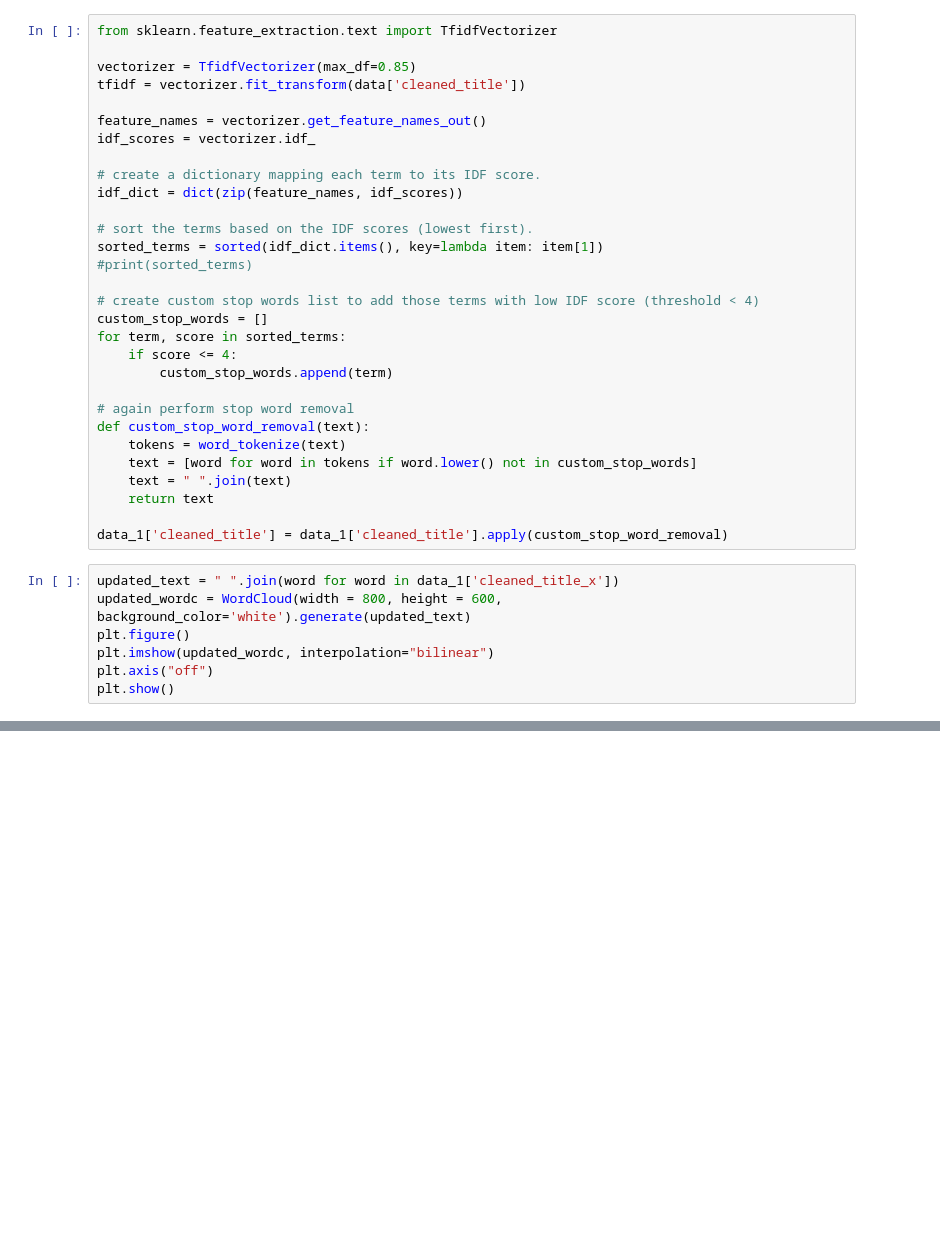
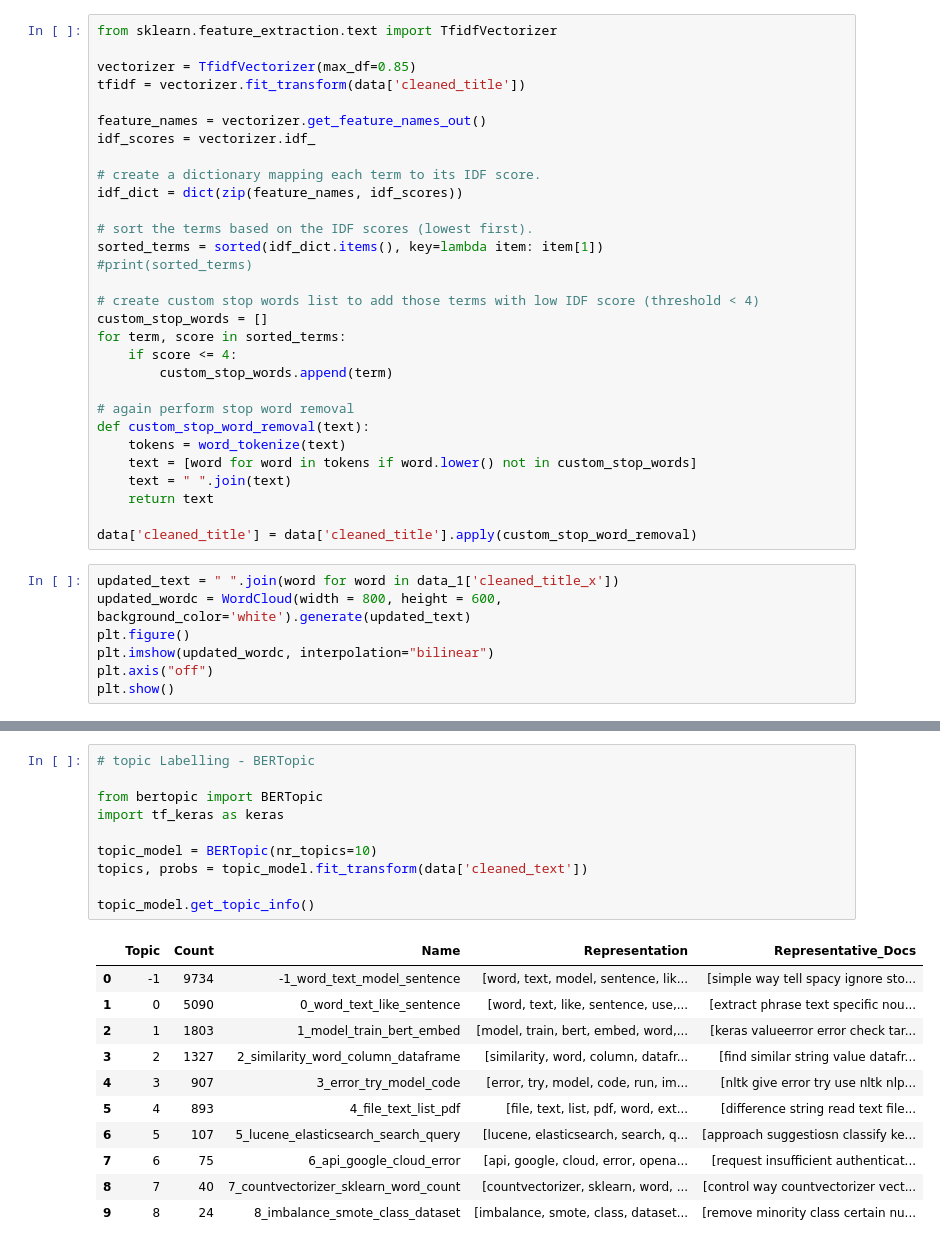
Before and after one commit to GuGu97/NLP_A2_2025, a Jupyter notebook: main.ipynb, the cells around one changed output, grey strips where cells are left out. Saved outputs shown, nothing was run; the diff lists cells and outputs as text; blank space fills up the shorter version.

Commit message:
BERTopic

```diff
--- a/main.ipynb
+++ b/main.ipynb
@@ -59,7 +65,7 @@ def custom_stop_word_removal(text):
     text = " ".join(text)
     return text
 
-data_1['cleaned_title'] = data_1['cleaned_title'].apply(custom_stop_word_removal)
+data['cleaned_title'] = data['cleaned_title'].apply(custom_stop_word_removal)
 # %%
 updated_text = " ".join(word for word in data_1['cleaned_title_x'])
 updated_wordc = WordCloud(width = 800, height = 600, background_color='white').generate(updated_text)
@@ -106,0 +161,22 @@ for i in range(10):
+# %%
+# topic Labelling - BERTopic
+
+from bertopic import BERTopic
+import tf_keras as keras
+
+topic_model = BERTopic(nr_topics=10)
+topics, probs = topic_model.fit_transform(data['cleaned_text'])
+
+topic_model.get_topic_info()
+# %% [output]
+|  | Topic | Count | Name | Representation | Representative_Docs |
+| 0 | -1 | 9734 | -1_word_text_model_sentence | [word, text, model, sentence, lik... | [simple way tell spacy ignore sto... |
+| 1 | 0 | 5090 | 0_word_text_like_sentence | [word, text, like, sentence, use,... | [extract phrase text specific nou... |
+| 2 | 1 | 1803 | 1_model_train_bert_embed | [model, train, bert, embed, word,... | [keras valueerror error check tar... |
+| 3 | 2 | 1327 | 2_similarity_word_column_dataframe | [similarity, word, column, datafr... | [find similar string value datafr... |
+| 4 | 3 | 907 | 3_error_try_model_code | [error, try, model, code, run, im... | [nltk give error try use nltk nlp... |
+| 5 | 4 | 893 | 4_file_text_list_pdf | [file, text, list, pdf, word, ext... | [difference string read text file... |
+| 6 | 5 | 107 | 5_lucene_elasticsearch_search_query | [lucene, elasticsearch, search, q... | [approach suggestiosn classify ke... |
+| 7 | 6 | 75 | 6_api_google_cloud_error | [api, google, cloud, error, opena... | [request insufficient authenticat... |
+| 8 | 7 | 40 | 7_countvectorizer_sklearn_word_count | [countvectorizer, sklearn, word, ... | [control way countvectorizer vect... |
+| 9 | 8 | 24 | 8_imbalance_smote_class_dataset | [imbalance, smote, class, dataset... | [remove minority class certain nu... |
```
Also changed, not shown: parts of 9 cells of this notebook.
